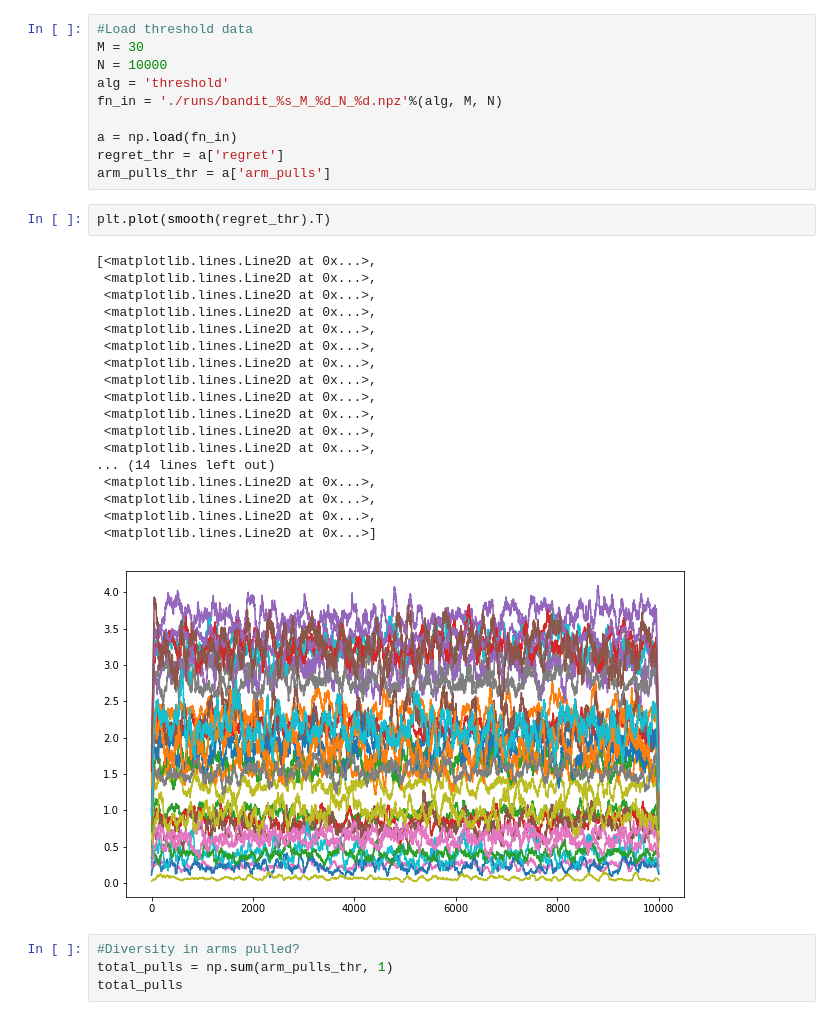
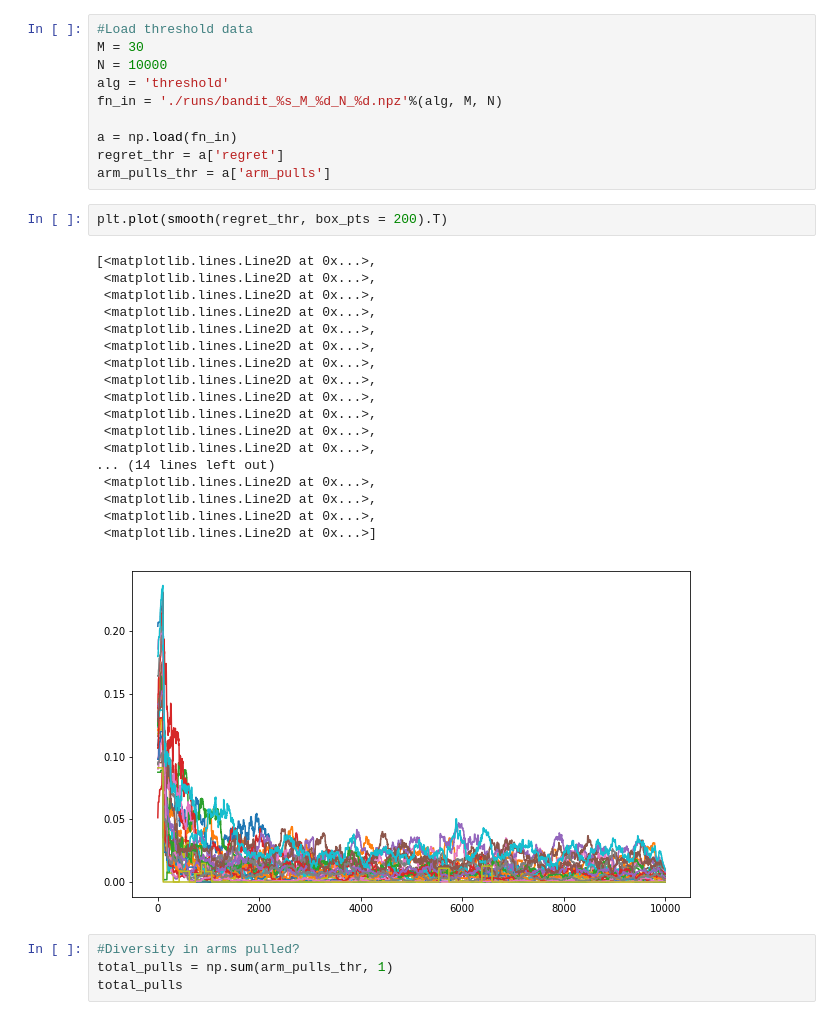
Before and after one commit to benlansdell/conservativerdd, a Jupyter notebook: compare_methods.ipynb, the cells around one changed output. Cells and saved outputs as stored; diff of their text form.

```diff
--- a/compare_methods.ipynb
+++ b/compare_methods.ipynb
@@ -30,26 +30,26 @@ a = np.load(fn_in)
 regret_thr = a['regret']
 arm_pulls_thr = a['arm_pulls']
 # %%
-plt.plot(smooth(regret_thr).T)
+plt.plot(smooth(regret_thr, box_pts = 200).T)
 # %% [output]
 [<matplotlib.lines.Line2D at 0x...>,
  <matplotlib.lines.Line2D at 0x...>,
  <matplotlib.lines.Line2D at 0x...>,
  <matplotlib.lines.Line2D at 0x...>,
  <matplotlib.lines.Line2D at 0x...>,
  <matplotlib.lines.Line2D at 0x...>,
  <matplotlib.lines.Line2D at 0x...>,
  <matplotlib.lines.Line2D at 0x...>,
  <matplotlib.lines.Line2D at 0x...>,
  <matplotlib.lines.Line2D at 0x...>,
  <matplotlib.lines.Line2D at 0x...>,
  <matplotlib.lines.Line2D at 0x...>,
 ... (14 lines left out)
  <matplotlib.lines.Line2D at 0x...>,
  <matplotlib.lines.Line2D at 0x...>,
  <matplotlib.lines.Line2D at 0x...>,
  <matplotlib.lines.Line2D at 0x...>]
-[figure, old version]
+[figure, new version]
 # %%
 #Diversity in arms pulled?
 total_pulls = np.sum(arm_pulls_thr, 1)
```
Also changed, not shown: 3 other files.
